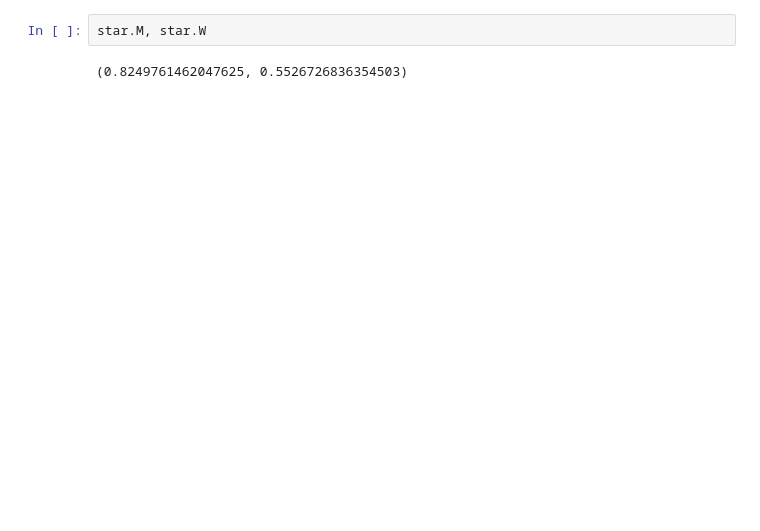
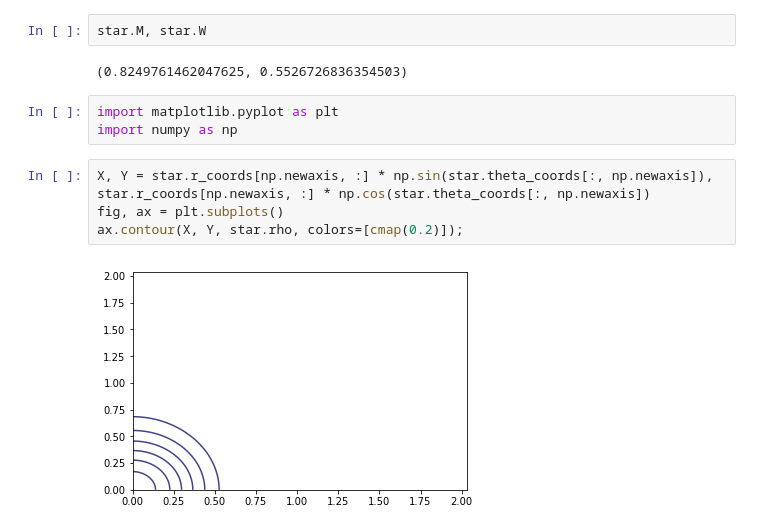
Before and after one commit to harpolea/rotating_star, a Jupyter notebook: run_models.ipynb, the cells around one changed output. Saved outputs shown, nothing was run; the diff lists cells and outputs as text; blank space fills up the shorter version.

```diff
--- a/run_models.ipynb
+++ b/run_models.ipynb
@@ -107,3 +118,12 @@ star.plot_star()
 star.M, star.W
 # %% [output]
 (0.8249761462047625, 0.5526726836354503)
+# %%
+import matplotlib.pyplot as plt
+import numpy as np
+# %%
+X, Y = star.r_coords[np.newaxis, :] * np.sin(star.theta_coords[:, np.newaxis]), star.r_coords[np.newaxis, :] * np.cos(star.theta_coords[:, np.newaxis])
+fig, ax = plt.subplots()
+ax.contour(X, Y, star.rho, colors=[cmap(0.2)]);
+# %% [output]
+[figure, added]
```
Also changed, not shown: parts of 16 cells of this notebook, 2 other files.
